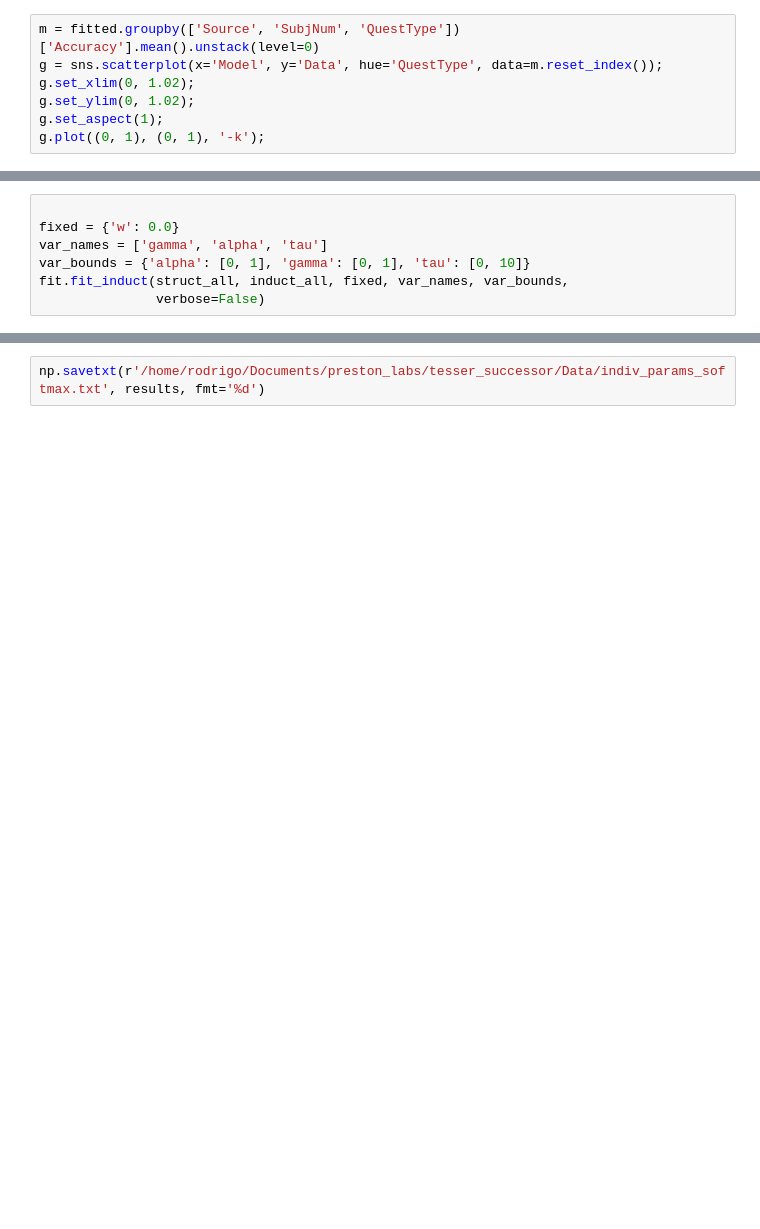
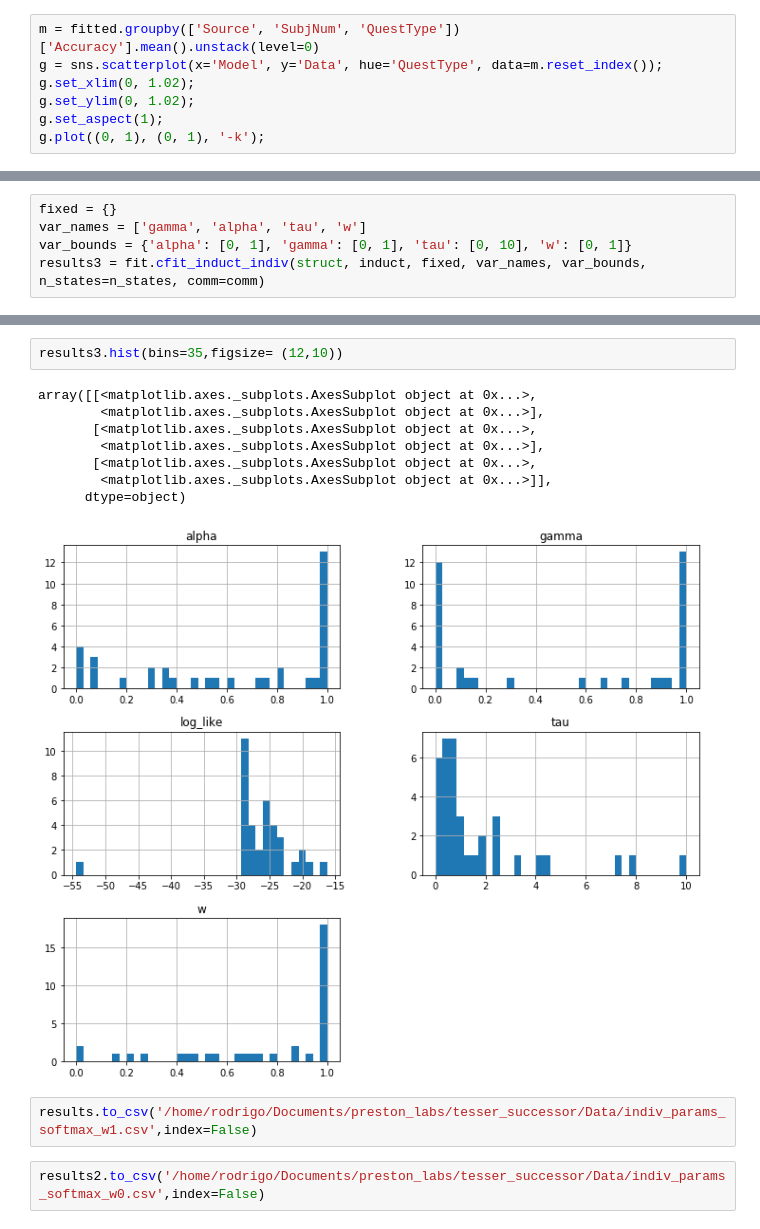
Before and after one commit to prestonlab/tesser_successor, a Jupyter notebook: group_test.ipynb, the cells around one changed output, grey strips where cells are left out. Cells and saved outputs as stored; diff of their text form; blank space fills up the shorter version.

```diff
--- a/group_test.ipynb
+++ b/group_test.ipynb
@@ -146,7 +204,0 @@ fit.fit_induct(struct_all, induct_all, fixed, var_names, var_bounds,
-# %%
-
-fixed = {'w': 0.0}
-var_names = ['gamma', 'alpha', 'tau']
-var_bounds = {'alpha': [0, 1], 'gamma': [0, 1], 'tau': [0, 10]}
-fit.fit_induct(struct_all, induct_all, fixed, var_names, var_bounds,
-               verbose=False)
@@ -258,0 +251,5 @@ g.set(ylim=(0, 1.02));
+# %%
+fixed = {}
+var_names = ['gamma', 'alpha', 'tau', 'w']
+var_bounds = {'alpha': [0, 1], 'gamma': [0, 1], 'tau': [0, 10], 'w': [0, 1]}
+results3 = fit.cfit_induct_indiv(struct, induct, fixed, var_names, var_bounds, n_states=n_states, comm=comm)
@@ -259,2 +298,15 @@ g.set(ylim=(0, 1.02));
+# %%
+results3.hist(bins=35,figsize= (12,10))
+# %% [output]
+array([[<matplotlib.axes._subplots.AxesSubplot object at 0x...>,
+        <matplotlib.axes._subplots.AxesSubplot object at 0x...>],
+       [<matplotlib.axes._subplots.AxesSubplot object at 0x...>,
+        <matplotlib.axes._subplots.AxesSubplot object at 0x...>],
+       [<matplotlib.axes._subplots.AxesSubplot object at 0x...>,
+        <matplotlib.axes._subplots.AxesSubplot object at 0x...>]],
+      dtype=object)
+[figure, added]
 # %%
-np.savetxt(r'/home/rodrigo/Documents/preston_labs/tesser_successor/Data/indiv_params_softmax.txt', results, fmt='%d')
+results.to_csv('/home/rodrigo/Documents/preston_labs/tesser_successor/Data/indiv_params_softmax_w1.csv',index=False)
+# %%
+results2.to_csv('/home/rodrigo/Documents/preston_labs/tesser_successor/Data/indiv_params_softmax_w0.csv',index=False)
```
Also changed, not shown: parts of 64 cells of this notebook, 16 other files.
